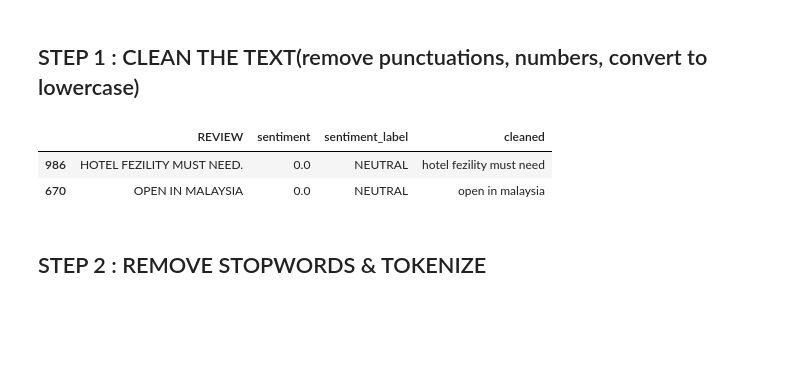
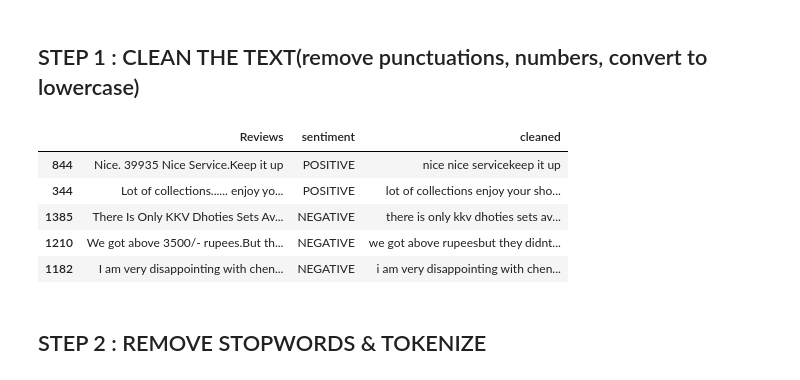
Before and after one commit to MIKKY0114/SENTIMENT-ANALYSIS, a Jupyter notebook: SENTI_ANALYSIS.ipynb, the cells around one changed output. Saved outputs shown, nothing was run; the diff lists cells and outputs as text; code cells hidden in the pictures; blank space fills up the shorter version.

```diff
--- a/SENTI_ANALYSIS.ipynb
+++ b/SENTI_ANALYSIS.ipynb
@@ -9,7 +9,7 @@ import seaborn as sns
 # %% [markdown]
 DATASET IMPORT
 # %%
-df = pd.read_excel(r"C:\Users\701540\CONDA\Sentiment_Analysis\sentiment.xlsx")
+df = pd.read_excel(r"C:\Users\701540\CONDA\Sentiment_Analysis\customer_review.xlsx")
 # %%
 df.sample(5)
 # %% [output]
@@ -44,13 +46,16 @@ def clean_text(review):
     review = review.lower()
     return review
 # %%
-df["cleaned"] = df["REVIEW"].apply(lambda x: clean_text(str(x)))
+df["cleaned"] = df["Reviews"].apply(lambda x: clean_text(str(x)))
 # %%
-df.sample(2)
+df.sample(5)
 # %% [output]
-|  | REVIEW | sentiment | sentiment_label | cleaned |
-| 986 | HOTEL FEZILITY MUST NEED. | 0.0 | NEUTRAL | hotel fezility must need |
-| 670 | OPEN IN MALAYSIA | 0.0 | NEUTRAL | open in malaysia |
+|  | Reviews | sentiment | cleaned |
+| 844 | Nice. 39935 Nice Service.Keep it up | POSITIVE | nice nice servicekeep it up |
+| 344 | Lot of collections...... enjoy yo... | POSITIVE | lot of collections enjoy your sho... |
+| 1385 | There Is Only KKV Dhoties Sets Av... | NEGATIVE | there is only kkv dhoties sets av... |
+| 1210 | We got above 3500/- rupees.But th... | NEGATIVE | we got above rupeesbut they didnt... |
+| 1182 | I am very disappointing with chen... | NEGATIVE | i am very disappointing with chen... |
 # %% [markdown]
 ## STEP 2 : REMOVE STOPWORDS & TOKENIZE
 # %%
```
Also changed, not shown: parts of 36 cells of this notebook.
